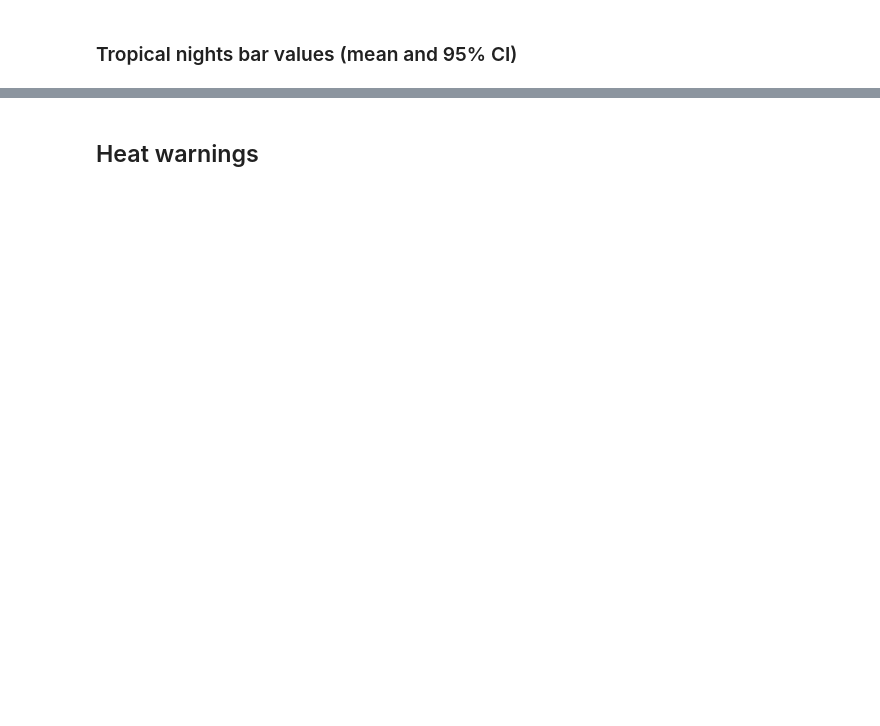
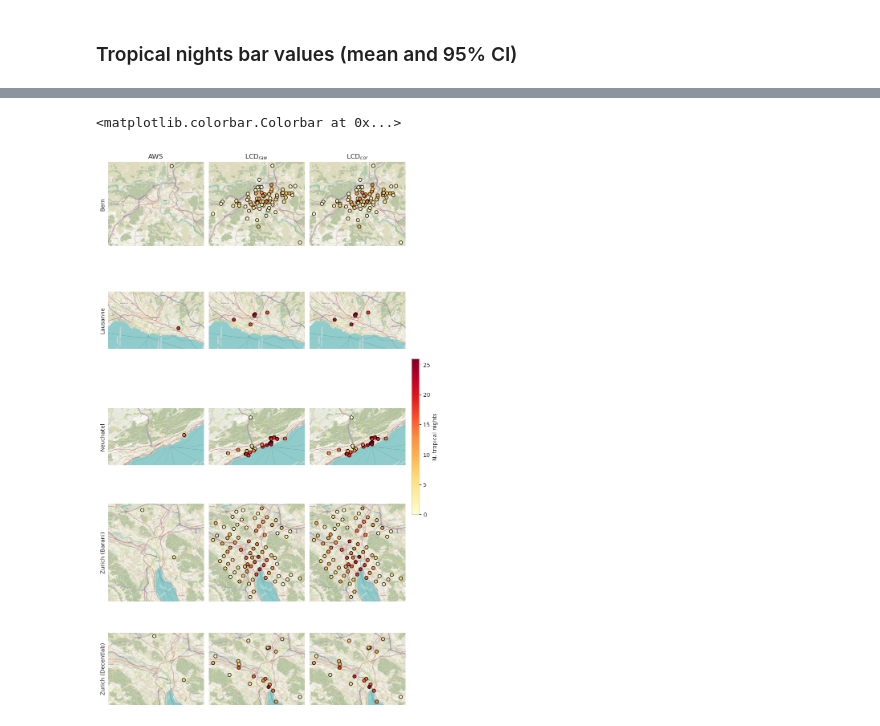
Before and after one commit to martibosch/swiss-uhi-lcd, a Jupyter notebook: notebooks/heat-indices.ipynb, the cells around one changed output, grey strips where cells are left out. Saved outputs shown, nothing was run; the diff lists cells and outputs as text; code cells hidden in the pictures; blank space fills up the shorter version.

```diff
--- a/notebooks/heat-indices.ipynb
+++ b/notebooks/heat-indices.ipynb
@@ -270,2 +269,0 @@ for agglom_name, fig in figs.items():
-# %% [markdown]
-## Heat warnings
@@ -349,0 +270,70 @@ g.figure.savefig(dst_fig_heat_warnings_barplot_filepath, **savefig_kwargs)
+# %%
+# alternative single color scale plot
+import contextily as cx  # noqa: E402
+import matplotlib as mpl  # noqa: E402
+import matplotlib.pyplot as plt  # noqa: E402
+
+common_cmap = "YlOrRd"
+common_norm = mpl.colors.Normalize(
+    vmin=tn_plot_gdf[value_name].min(),
+    vmax=tn_plot_gdf[value_name].max(),
+)
+
+with sns.axes_style("white"):
+    g = sns.FacetGrid(
+        tn_plot_gdf,
+        row="agglom_name",
+        col="Station type",
+        sharex="row",
+        sharey="row",
+    )
+
+
+def _gdf_plot_common_scale(data, **kwargs):
+    ax = plt.gca()
+    data.plot(
+        value_name,
+        ax=ax,
+        vmin=common_norm.vmin,
+        vmax=common_norm.vmax,
+        cmap=common_cmap,
+        edgecolor="black",
+    )
+
+
+g.map_dataframe(_gdf_plot_common_scale)
+
+for ax_row in g.axes:
+    for min_range, axis in zip([10e3, 6e3], ["x", "y"]):
+        plot_utils.enforce_min_ax_range(ax_row, min_range, axis)
+
+for ax in g.axes.flat:
+    cx.add_basemap(ax, crs=tn_plot_gdf.crs, attribution=False)
+    ax.get_xaxis().set_visible(False)
+    ax.get_yaxis().set_ticks([])
+    for spine in ax.spines.values():
+        spine.set_visible(False)
+
+g.set_titles(col_template="{col_name}", row_template="{row_name}")
+for ax_row in g.axes:
+    ax_row[0].set_ylabel(ax_row[0].get_title().split(" | ")[0])
+for ax in g.axes[0]:
+    ax.set_title(ax.get_title().split(" | ")[1])
+for ax_row in g.axes[1:]:
+    for ax in ax_row:
+        ax.set_title("")
+
+g.tight_layout()
+g.figure.subplots_adjust(right=0.9)
+sm = mpl.cm.ScalarMappable(norm=common_norm, cmap=common_cmap)
+sm.set_array([])
+g.figure.colorbar(
+    sm,
+    ax=g.axes.ravel().tolist(),
+    label=value_name,
+    fraction=0.025,
+    pad=0.02,
+)
+# %% [output]
+<matplotlib.colorbar.Colorbar at 0x...>
+[figure, added]
```
Also changed, not shown: parts of 13 cells of this notebook, 7 other files.
